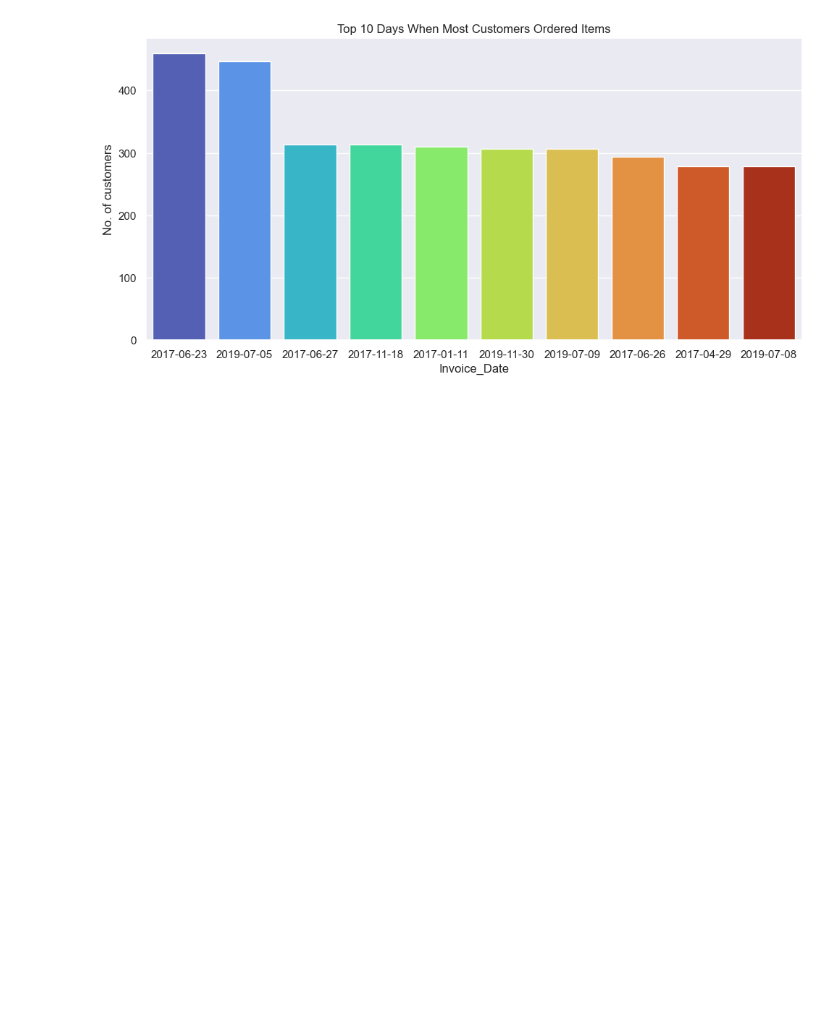
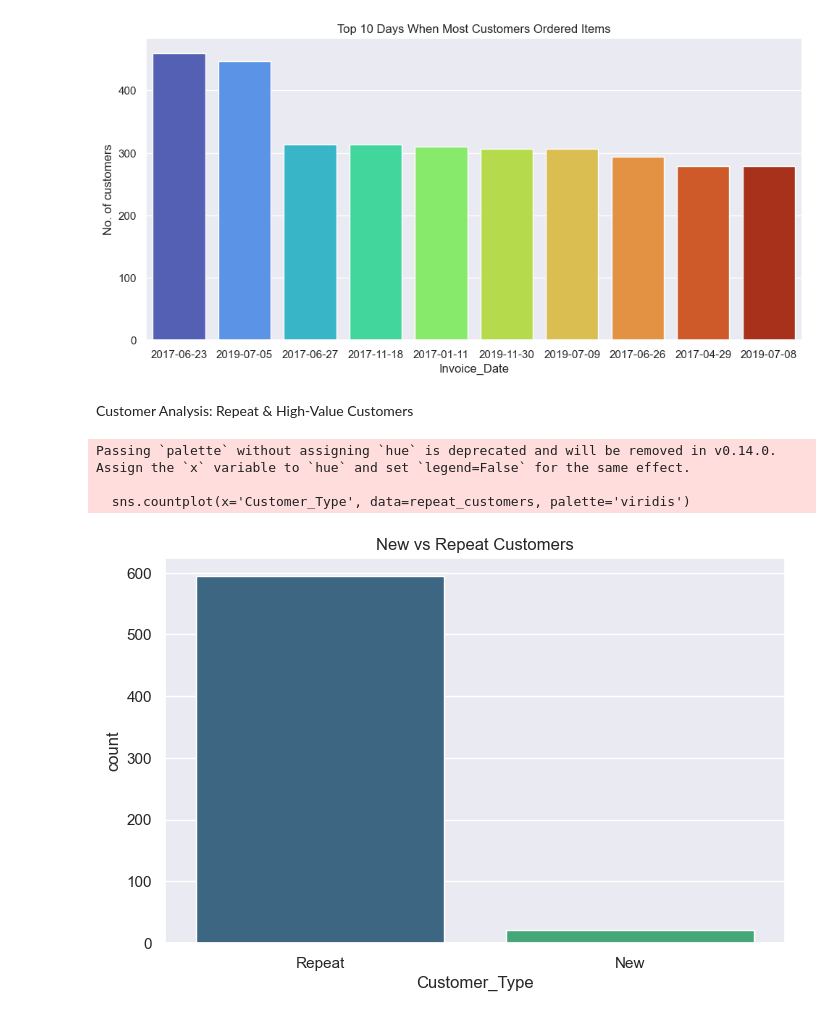
Before and after one commit to thithikshaslt/Amazon-Trends-Analysis, a Jupyter notebook: AmazonProject.ipynb, the cells around one changed output. Saved outputs shown, nothing was run; the diff lists cells and outputs as text; code cells hidden in the pictures; blank space fills up the shorter version.

```diff
--- a/AmazonProject.ipynb
+++ b/AmazonProject.ipynb
@@ -292,3 +270,22 @@ Passing `palette` without assigning `hue` is deprecated and will be removed in v
 
   sns.catplot(y = 'Custkey', x = 'Invoice_Date', data = MostCust, aspect = 2,palette='turbo',kind="bar")
 [figure]
+# %% [markdown]
+Customer Analysis: Repeat & High-Value Customers
+# %%
+# Count how many times each customer has placed an order
+repeat_customers = df.groupby('Custkey').agg({'Invoice Number': 'count'}).reset_index()
+
+# Classify as New or Repeat customers
+repeat_customers['Customer_Type'] = repeat_customers['Invoice Number'].apply(lambda x: 'Repeat' if x > 1 else 'New')
+
+# Plot distribution of new vs repeat customers
+plt.figure(figsize=(8,5))
+sns.countplot(x='Customer_Type', data=repeat_customers, palette='viridis')
+plt.title('New vs Repeat Customers')
+plt.show()
+# %% [output]
+Passing `palette` without assigning `hue` is deprecated and will be removed in v0.14.0. Assign the `x` variable to `hue` and set `legend=False` for the same effect.
+
+  sns.countplot(x='Customer_Type', data=repeat_customers, palette='viridis')
+[figure, added]
```
Also changed, not shown: parts of 44 cells of this notebook.
